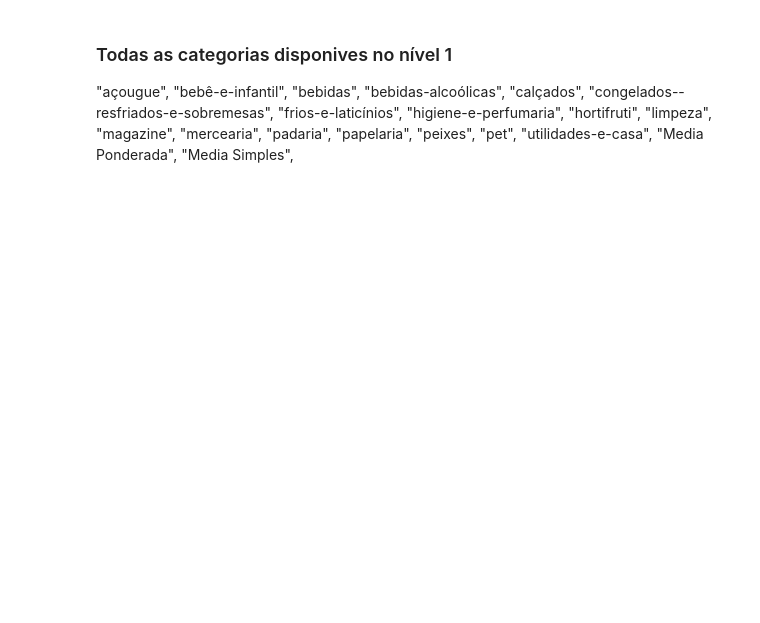
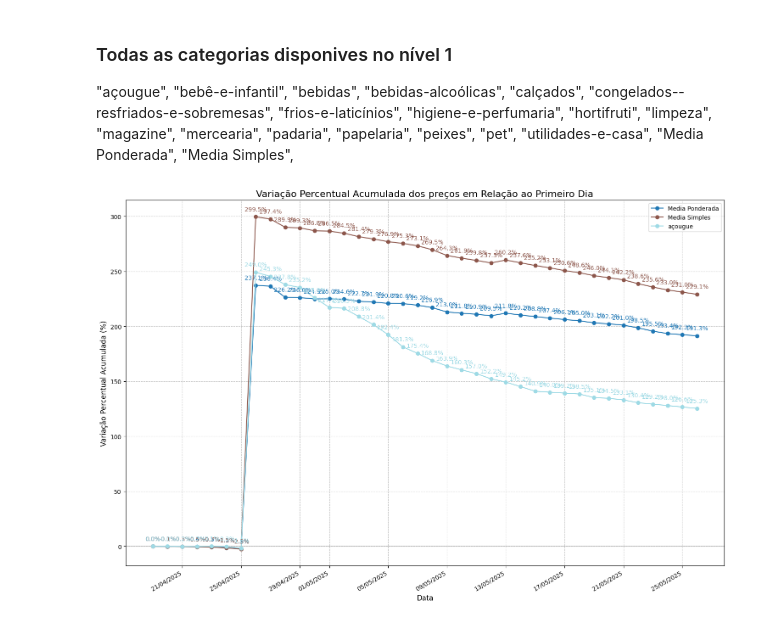
Before and after one commit to AndreLuis933/irmaos-goncalves-scraper, a Jupyter notebook: analize.ipynb, the cells around one changed output. Drawn from its saved outputs; the diff is of its cells as text; code cells hidden in the pictures; blank space fills up the shorter version.

```diff
--- a/analize.ipynb
+++ b/analize.ipynb
@@ -13,15 +13,26 @@ DB_URL = os.environ.get("DATABASE_URL")
 def carregar_dados_produtos():
     """Carrega dados de produtos e preços do banco de dados."""
     query = """
-    WITH precos_diarios AS (
+    WITH RECURSIVE dates AS (
+        SELECT MIN(data_inicio::date) as date
+        FROM historico_precos
+        UNION ALL
+        SELECT (date + INTERVAL '1 day')::date
+        FROM dates
+        WHERE date < (SELECT MAX(COALESCE(data_fim, CURRENT_DATE))::date FROM historico_precos)
+    ),
+    precos_diarios AS (
         SELECT
             p.id,
             p.categoria as categoria_completa,
-            DATE(hp.data_atualizacao) AS data,
+            d.date AS data,
             hp.preco AS preco
         FROM PRODUTOS p
         JOIN HISTORICO_PRECOS hp ON p.id = hp.produto_id
+        CROSS JOIN dates d
         WHERE p.categoria IS NOT NULL
+            AND d.date >= hp.data_inicio::date
+            AND (hp.data_fim IS NULL OR d.date <= hp.data_fim::date)
     )
     SELECT DISTINCT id, categoria_completa, data, preco
     FROM precos_diarios
@@ -183,5 +194,14 @@ def analisar_variacao_precos(nivel_categoria=1, categoria_filtro=None):
 
 
 # Executar análise com categorias de nível 1
-df_variacao = analisar_variacao_precos(nivel_categoria=1)
-df_variacao
+#df_variacao = analisar_variacao_precos(nivel_categoria=1)
+#df_variacao
+# %%
+query = """
+SELECT DISTINCT data_atualizacao
+FROM produtos
+ORDER BY data_atualizacao
+"""
+
+df = pd.read_sql_query(query, DB_URL)
+df
@@ -282,10 +378,12 @@ def grafico_categorias(df, categorias=None, figsize=(15, 10)):
 # %%
 
 categorias = [
               "Media Ponderada",
               "Media Simples",
-              #"açougue",
+              "açougue",
               ]
 
 
 grafico_categorias(df_variacao, categorias)
+# %% [output]
+[figure, added]
```
Also changed, not shown: parts of 4 cells of this notebook, 5 other files.
